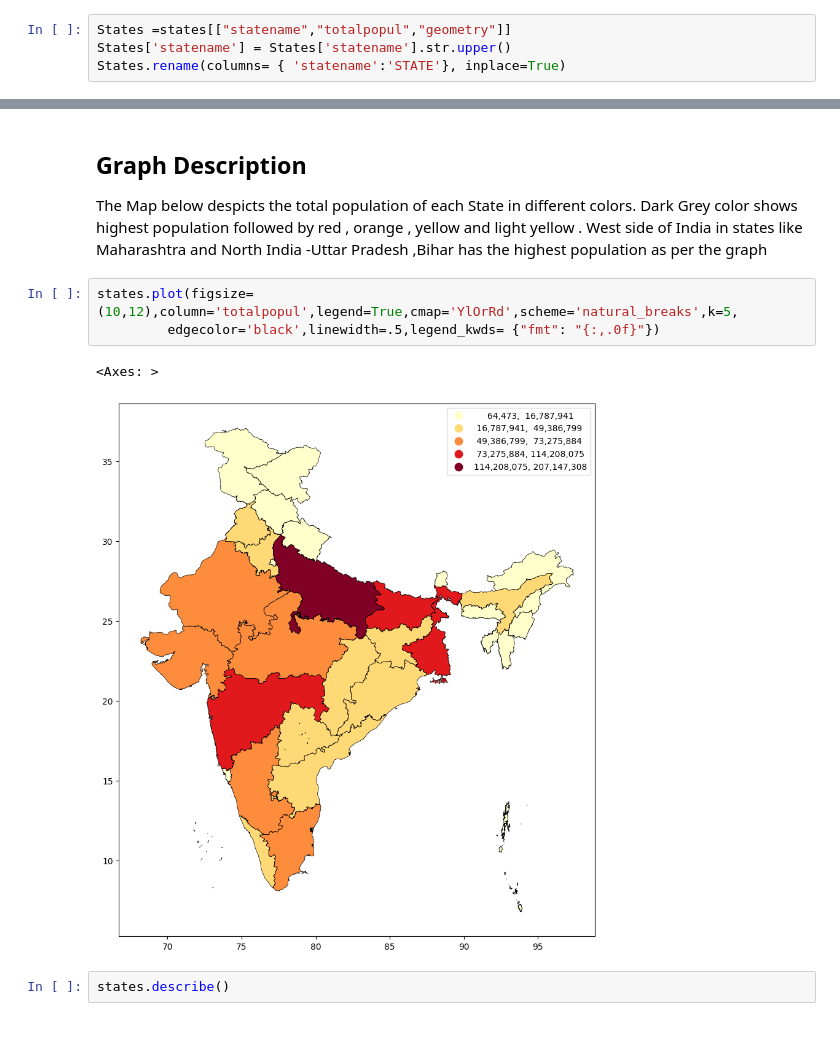
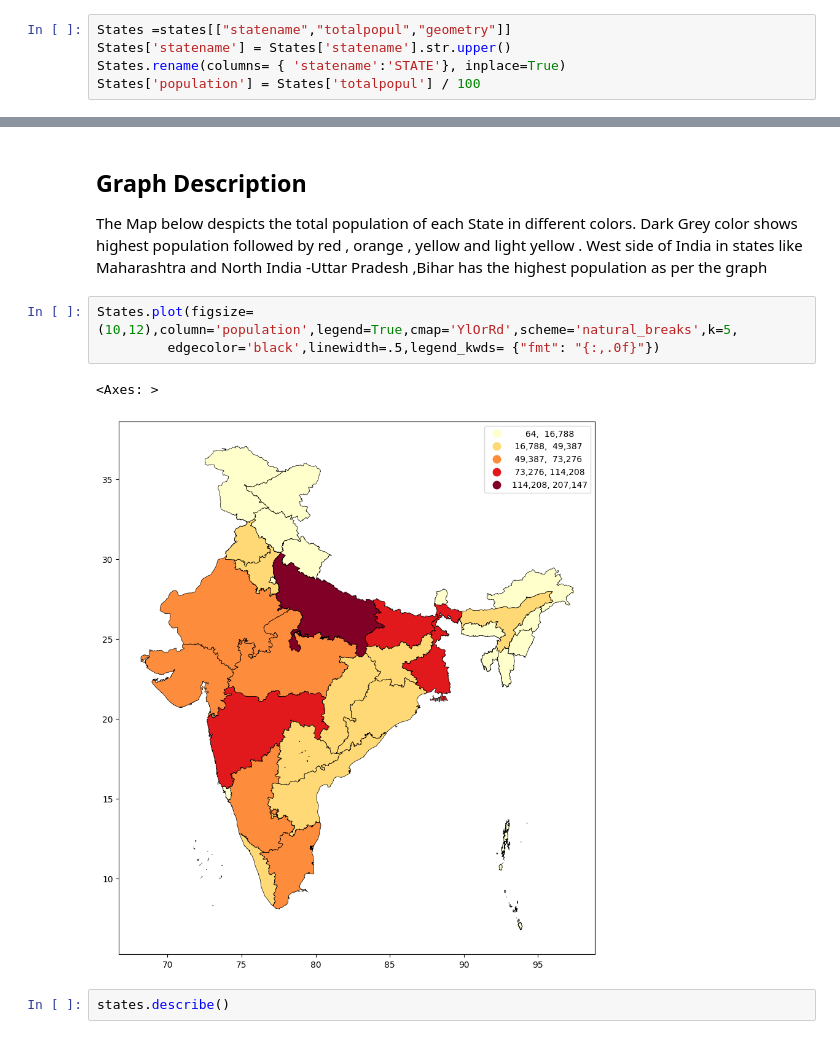
Before and after one commit to HarshGujarathi7/GISTEST, a Jupyter notebook: ps2.ipynb, the cells around one changed output, grey strips where cells are left out. Drawn from its saved outputs; the diff is of its cells as text.

```diff
--- a/ps2.ipynb
+++ b/ps2.ipynb
@@ -163,6 +163,7 @@ states = districts.dissolve(by='statename',aggfunc='sum').reset_index()
 States =states[["statename","totalpopul","geometry"]]
 States['statename'] = States['statename'].str.upper()
 States.rename(columns= { 'statename':'STATE'}, inplace=True)
+States['population'] = States['totalpopul'] / 100
 # %% [output]
 A value is trying to be set on a copy of a slice from a DataFrame.
 Try using .loc[row_indexer,col_indexer] = value instead
@@ -181,11 +191,11 @@ The  Map below despicts the total population of each State in different colors.
 Dark Grey color shows highest population followed by red , orange , yellow and light yellow .
 West side of India in states like Maharashtra and North India -Uttar Pradesh ,Bihar has the highest population as per the graph
 # %%
-states.plot(figsize=(10,12),column='totalpopul',legend=True,cmap='YlOrRd',scheme='natural_breaks',k=5,
+States.plot(figsize=(10,12),column='population',legend=True,cmap='YlOrRd',scheme='natural_breaks',k=5,
          edgecolor='black',linewidth=.5,legend_kwds= {"fmt": "{:,.0f}"})
 # %% [output]
 <Axes: >
-[figure, old version]
+[figure, new version]
 # %%
 states.describe()
 # %% [output]
```
Also changed, not shown: parts of 49 cells of this notebook.
